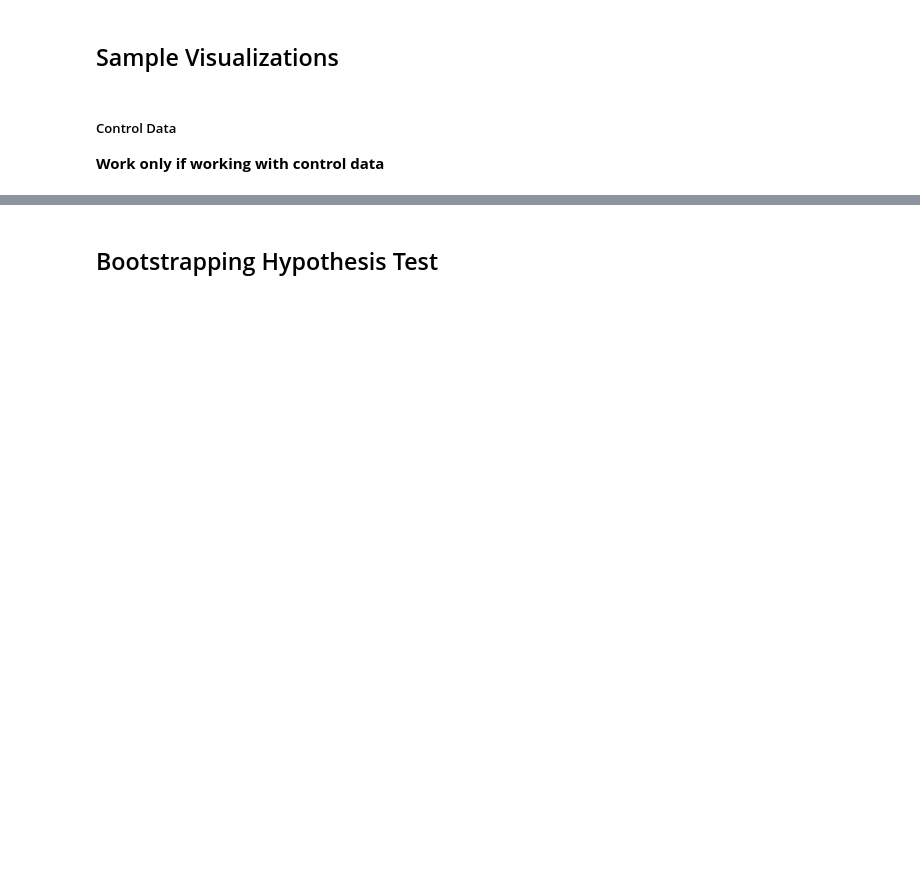
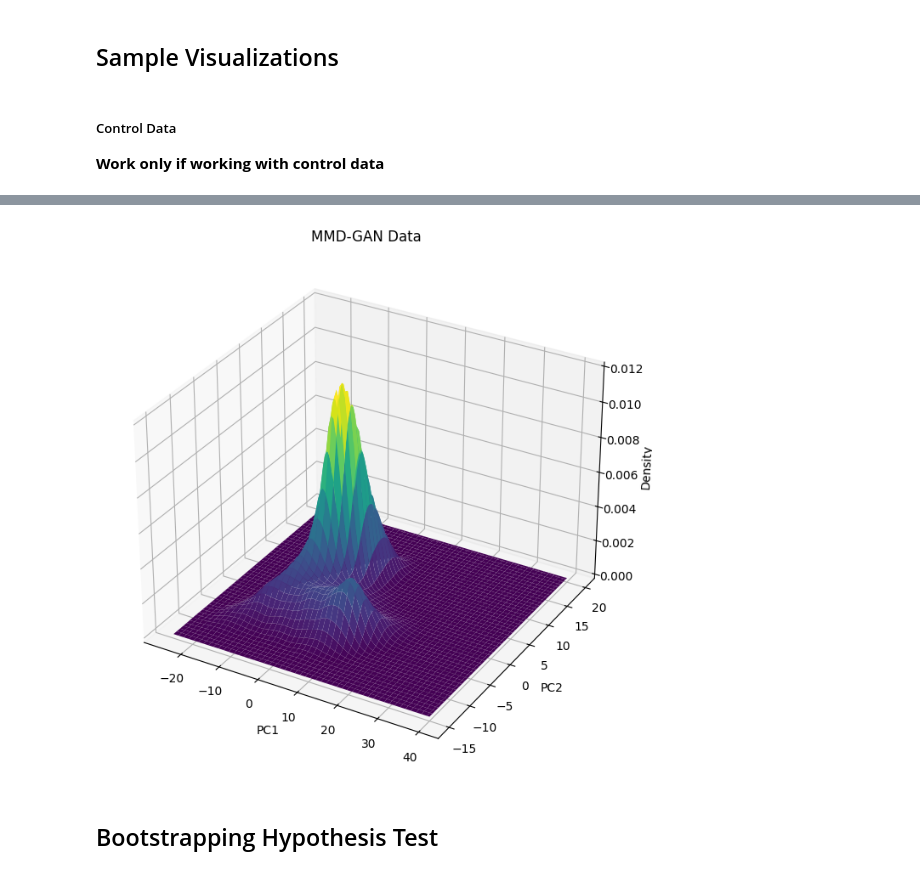
Before and after one commit to vdakov/mmd-gan-2, a Jupyter notebook: experiments.ipynb, the cells around one changed output, grey strips where cells are left out. Cells and saved outputs as stored; diff of their text form; code cells hidden in the pictures; blank space fills up the shorter version.

Commit message:
Final Plots

```diff
--- a/experiments.ipynb
+++ b/experiments.ipynb
@@ -111,9 +120,9 @@ plot_loss(losses_gmmn, title="GMMN Loss with Expanded Sigmas")
 # %%
 from models.mmd_gan_non_image.train_mmd_gan_non_image import train_mmd_gan_vector
 #
-MMD_GAN_SAVE_PATH = model_dir + "/mmd_gan_control_multivariate_gaussian.pth"
-MAX_ITER = 200000
+MMD_GAN_SAVE_PATH = "mmd_gan_colab-32-64-no-reg.pth"
+MAX_ITER = 1000
 
 trainloader, testloader, min_value, max_value = load_control(control_data, batch_size=64)
 # netG, netD, losses_D, losses_G, mmd2_values, iterations = train_mmd_gan_vector(trainloader, N_INP, latent_dim=NOISE_SIZE, max_iter=100, batch_size = 64, experiment_name="control_presentation", sigma_list=sigmas)
-netG, netD, losses_D, losses_G, mmd2_values, iterations = train_mmd_gan_vector(trainloader, N_INP, latent_dim=10, hidden_dims_enc=[1024], hidden_dims_dec=[1024], batch_size=64, max_iter=200000, experiment_name='mmdgan_experiment-2', sigma_list=sigmas)
+netG, netD, losses_D, losses_G, mmd2_values, iterations = train_mmd_gan_vector(trainloader, N_INP, latent_dim=10, hidden_dims_enc=[64, 128], hidden_dims_dec=[128, 64], max_iter=MAX_ITER, experiment_name=MMD_GAN_SAVE_PATH, sigma_list=sigmas)
@@ -149,26 +191,27 @@ visualization.plots.plot_3d_kde(gen_samples, "GMMN Data", bounds=(-25, 40, -15,
 # %%
 
 def generate_mmd_gan(model, NOISE_SIZE, number, device='cpu'):
-    # model.eval()
+    model.eval()
     model.to(device)
 
     generated_samples = []
 
     with torch.no_grad(): # Disable gradient calculations for inference
         for _ in range(number):
             noise = torch.randn((1, NOISE_SIZE))
             noise = noise.to(device) # Move noise to the same device as the model
             sample = model(noise)
             generated_samples.append(sample.cpu()) # Move generated sample to CPU for storage
 
     # Concatenate all generated samples into a single tensor
     return torch.squeeze(torch.cat(generated_samples, dim=0)).numpy()
 
 gen_samples = generate_mmd_gan(netG, 10, 10000, device=device)
-# print(gen_samples[:10])
 gen_samples = np.add(np.multiply(max_value - min_value, gen_samples), min_value)
 
 visualization.plots.plot_3d_kde(gen_samples, "MMD-GAN Data", bounds=(-25, 40, -15, 20))
+# %% [output]
+[figure, added]
 # %% [markdown]
 ## Bootstrapping Hypothesis Test
 # %%
```
Also changed, not shown: parts of 8 cells of this notebook, 13 other files.
